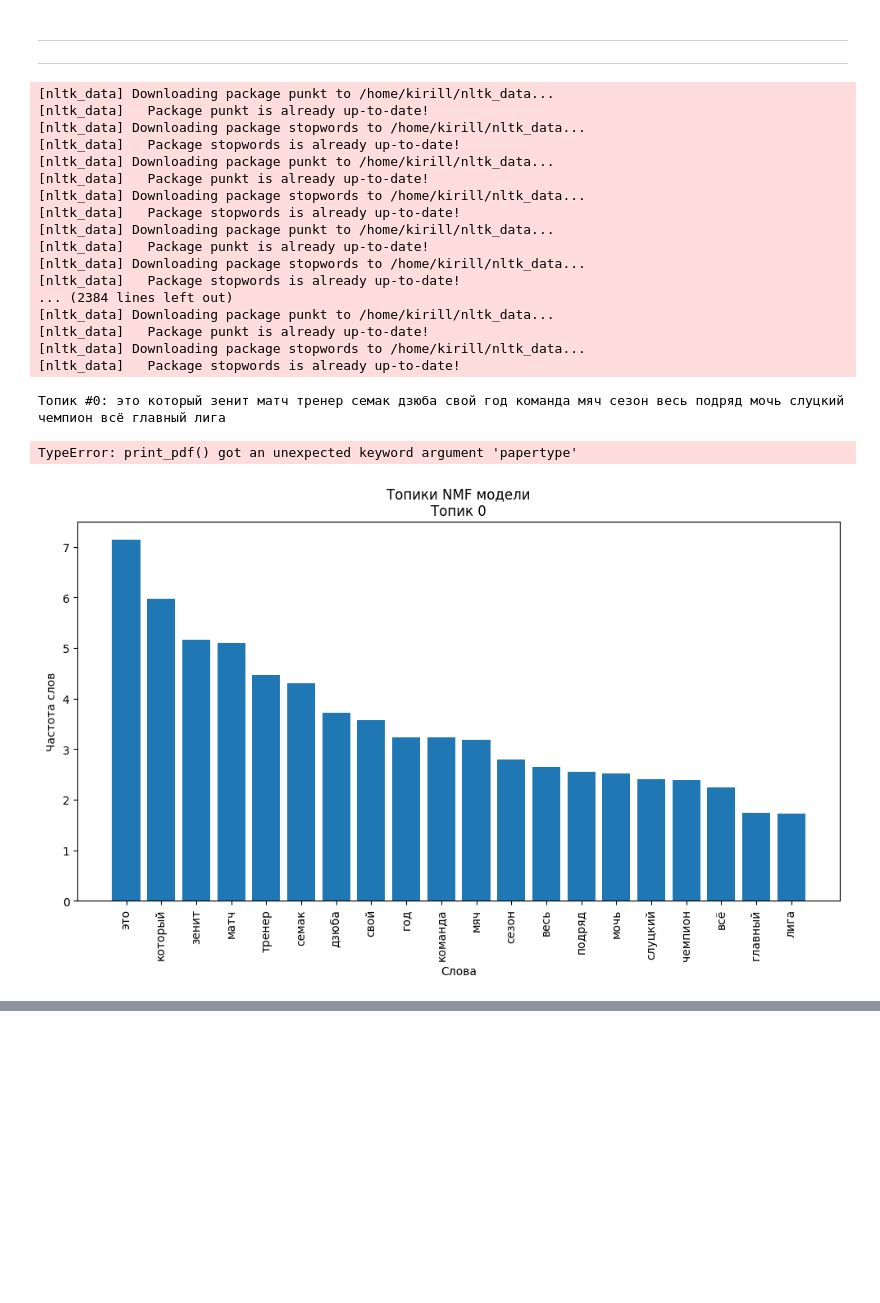
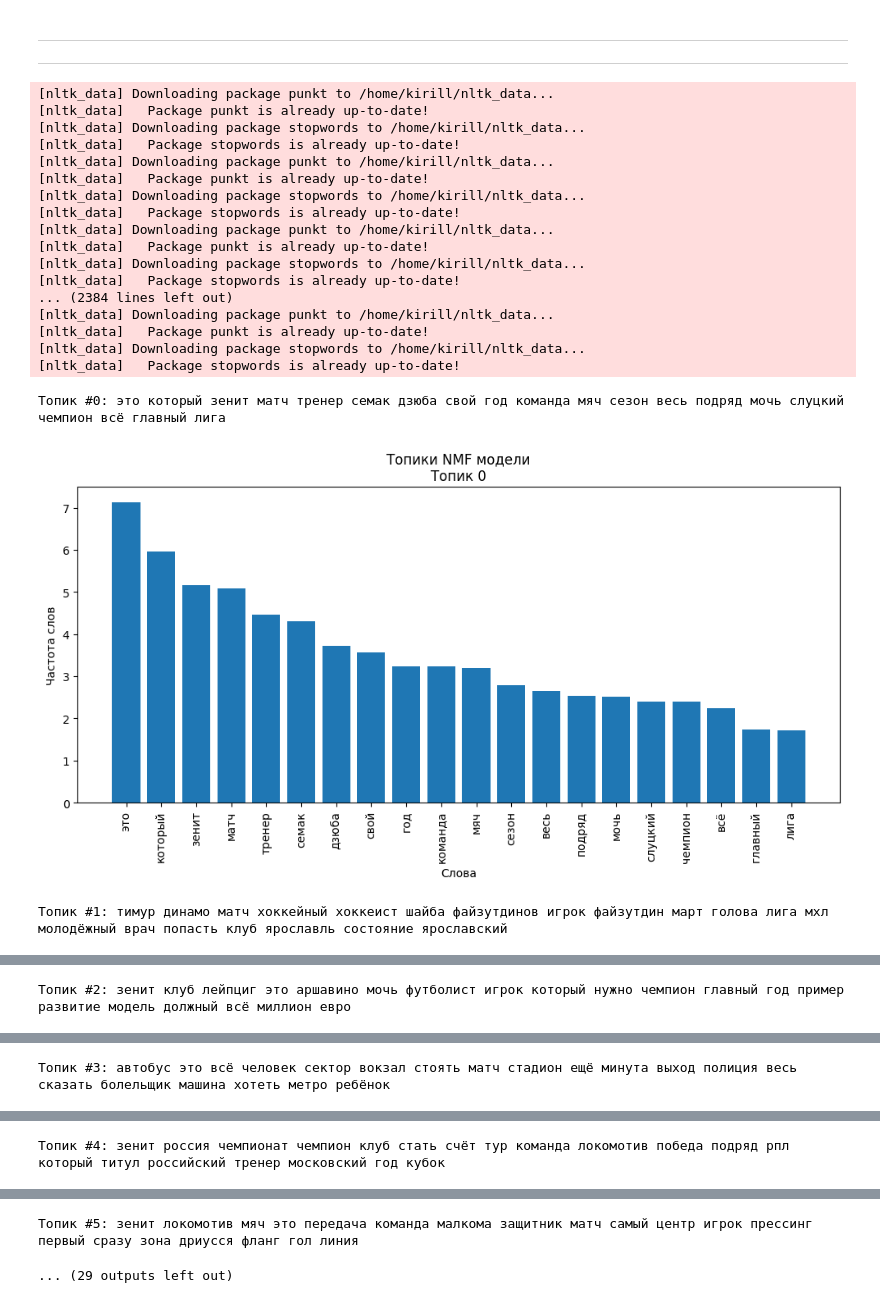
Before and after one commit to Kirpo97/-, a Jupyter notebook: lab5/main.ipynb, the cells around one changed output, grey strips where cells are left out. Saved outputs shown, nothing was run; the diff lists cells and outputs as text; code cells hidden in the pictures; blank space fills up the shorter version.

```diff
--- a/lab5/main.ipynb
+++ b/lab5/main.ipynb
@@ -28,7 +28,6 @@ from dataclasses import dataclass, field
 from nltk.tokenize import word_tokenize
 from typing import List
 
-# Для сохранения графиков в pdf-файл
 from matplotlib.backends.backend_pdf import PdfPages
 
 # Создадим структуру для хранения данных
@@ -90,7 +89,7 @@ def plot_top_words(model, feature_names, n_top_words, titul):
         message += " ".join([feature_names[i] for i in top_words_idx])
         print(message)
         sorted_topic = topic[top_words_idx]
-        plt.figure(figsize=(12, 6))
+        plt.figure(figsize=(12, 5))
         plt.bar(range(len(top_words_idx)), sorted_topic)
         plt.ylabel('Частота слов')
         plt.xlabel('Слова')
@@ -128,32 +127,32 @@ plot_top_words(nmf, vectors_feature_names, n_top_words, 'Топики NMF мод
 
 lda = LatentDirichletAllocation(
     n_components=n_components,
     max_iter=5,
     learning_method='online',
     learning_offset=50.,
     random_state=0
     ).fit(vectors)
 
 vectors_feature_names = vectorizer.get_feature_names_out()
 plot_top_words(lda, vectors_feature_names, n_top_words, 'Топики LDA модели\n')
 # %% [output]
 [nltk_data] Downloading package punkt to /home/kirill/nltk_data...
 [nltk_data]   Package punkt is already up-to-date!
 [nltk_data] Downloading package stopwords to /home/kirill/nltk_data...
 [nltk_data]   Package stopwords is already up-to-date!
 [nltk_data] Downloading package punkt to /home/kirill/nltk_data...
 [nltk_data]   Package punkt is already up-to-date!
 [nltk_data] Downloading package stopwords to /home/kirill/nltk_data...
 [nltk_data]   Package stopwords is already up-to-date!
 [nltk_data] Downloading package punkt to /home/kirill/nltk_data...
 [nltk_data]   Package punkt is already up-to-date!
 [nltk_data] Downloading package stopwords to /home/kirill/nltk_data...
 [nltk_data]   Package stopwords is already up-to-date!
 ... (2384 lines left out)
 [nltk_data] Downloading package punkt to /home/kirill/nltk_data...
 [nltk_data]   Package punkt is already up-to-date!
 [nltk_data] Downloading package stopwords to /home/kirill/nltk_data...
 [nltk_data]   Package stopwords is already up-to-date!
 Топик #0: это который зенит матч тренер семак дзюба свой год команда мяч сезон весь подряд мочь слуцкий чемпион всё главный лига
+[figure, new version]
-TypeError: print_pdf() got an unexpected keyword argument 'papertype'
+Топик #1: тимур динамо матч хоккейный хоккеист шайба файзутдинов игрок файзутдин март голова лига мхл молодёжный врач попасть клуб ярославль состояние ярославский
-[figure, old version]
@@ -159,0 +160 @@ TypeError: print_pdf() got an unexpected keyword argument 'papertype'
+Топик #2: зенит клуб лейпциг это аршавино мочь футболист игрок который нужно чемпион главный год пример развитие модель должный всё миллион евро
@@ -159,0 +162 @@ TypeError: print_pdf() got an unexpected keyword argument 'papertype'
+Топик #3: автобус это всё человек сектор вокзал стоять матч стадион ещё минута выход полиция весь сказать болельщик машина хотеть метро ребёнок
@@ -159,0 +164 @@ TypeError: print_pdf() got an unexpected keyword argument 'papertype'
+Топик #4: зенит россия чемпионат чемпион клуб стать счёт тур команда локомотив победа подряд рпл который титул российский тренер московский год кубок
@@ -159,0 +166,2 @@ TypeError: print_pdf() got an unexpected keyword argument 'papertype'
+Топик #5: зенит локомотив мяч это передача команда малкома защитник матч самый центр игрок прессинг первый сразу зона дриусся фланг гол линия
+... (29 outputs left out)
```
Also changed, not shown: parts of 1 cell of this notebook.
